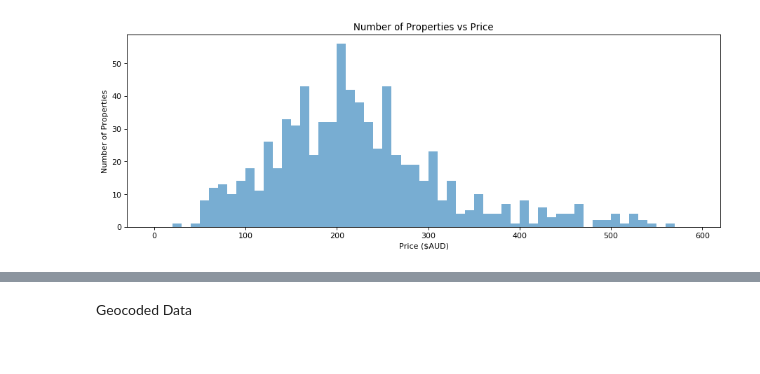
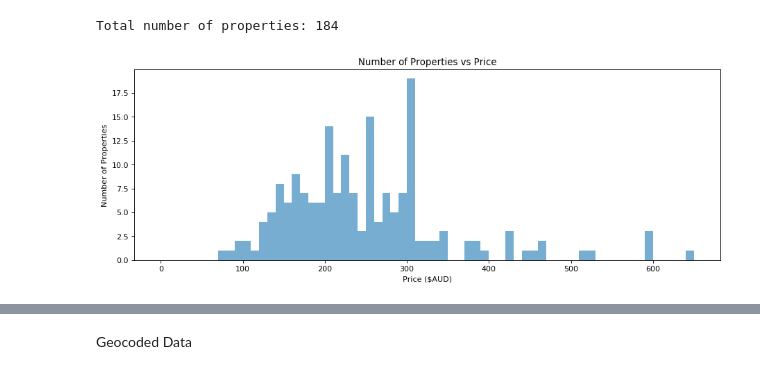
Before and after one commit to Mitoflyboy/scraping, a Jupyter notebook: stayz_analysis/Stayz_Analysis.ipynb, the cells around one changed output, grey strips where cells are left out. Cells and saved outputs as stored; diff of their text form; code cells hidden in the pictures.

```diff
--- a/stayz_analysis/Stayz_Analysis.ipynb
+++ b/stayz_analysis/Stayz_Analysis.ipynb
@@ -43,10 +25,10 @@ stayz_nsw_extract_2018-03-15.json.zip
 # %%
-#date_str = datetime.datetime.now().strftime("%Y-%m-%d")
+date_str = datetime.datetime.now().strftime("%Y-%m-%d")
 
-date_str ='2018-03-22'
+#date_str ='2018-03-22'
 
 # Read the data file and display
-nsw_data = pd.read_json('/Users/taj/GitHub/scraping/stayz/WebData/nsw_extract/stayz_nsw_extract_' + date_str + '.json.zip')
+nsw_data = pd.read_json('/Users/taj/GitHub/scraping/stayz/WebData/nsw_extract/stayz_nsw_extract_' + date_str + '.json')
 
 nsw_data = nsw_data.reset_index(drop=True)
 nsw_data = nsw_data.set_index('property_id')
@@ -78,13 +95,18 @@ nsw_data.describe()
 # %%
 # Filter for 4 or less guests
-nsw_data_s1 = nsw_data.loc[nsw_data['guests'] <= 4]
+nsw_data_s1 = nsw_data.loc[nsw_data['guests'] <= 6]
 
 # Filter for 4 or less bathrooms
 nsw_data_s2 = nsw_data_s1.loc[nsw_data_s1['bathrooms'] <= 4 ]
 
-# Fileter for 4 or less bedrooms
-nsw_data_s3 = nsw_data_s2.loc[nsw_data_s2['beds'] <= 4 ]
+# Fileter for 2 or less bedrooms
+nsw_data_s3 = nsw_data_s2.loc[nsw_data_s2['bedrooms'] <= 2 ]
 
+# Filter where straight line distance to Sydney between 80-150km
+nsw_data_s4 = nsw_data_s3.loc[(nsw_data_s3['syd_dist_km'] >= 100) & (nsw_data_s3['syd_dist_km'] <= 150)]
 
-nsw_data_s3.head()
+# Only look at North properties
+nsw_data_s5 = nsw_data_s4.loc[(nsw_data_s4['syd_brg'] == 'N')]
+
+nsw_data_s5.describe()
 # %% [output]
@@ -119,32 +131,27 @@ nsw_data_s3.describe()
 # %%
 # Set the number of bars for the graph
-bin_values = np.arange(start=0, stop=600, step=10)
+bin_values = np.arange(start=0, stop=660, step=10)
 
 # Create the figure
 f1 = plt.figure(num=None, figsize=(30, 10), dpi=80, facecolor='w', edgecolor='k')
 ax = f1.add_subplot(221)
 ax.set(title='Number of Properties vs Price'
       ,xlabel='Price ($AUD)'
       ,ylabel='Number of Properties')
 
 
-
-# Filter to only 2 bedroom units:
-tran_small_price1 = nsw_data_s3.loc[nsw_data_s3['bedrooms'] == 2]
-
-# Filter where distance to Sydney between 100-150km
-tran_small_price_local = tran_small_price1.loc[(tran_small_price1['syd_dist_km'] >= 100) & (tran_small_price1['syd_dist_km'] <= 150)]
-
-tran_small_price_local = tran_small_price1.loc[(tran_small_price1['syd_brg'] == 'N')]
-
-
-x = tran_small_price_local['init_price']
+# Get the initial price
+x = nsw_data_s5['init_price']
 
 # Remove the rows where price is empty (NaN)
 x = x.dropna()
 
+print("Total number of properties: " + str(len(x)))
+
+# Plot a histogram of the init_price
 ax.hist(x, bins=bin_values, alpha=.6) # alpha for transparency
 
 plt.show()
 # %% [output]
+Total number of properties: 184
-[figure, old version]
+[figure, new version]
```
Also changed, not shown: parts of 25 cells of this notebook, 1 other file.
